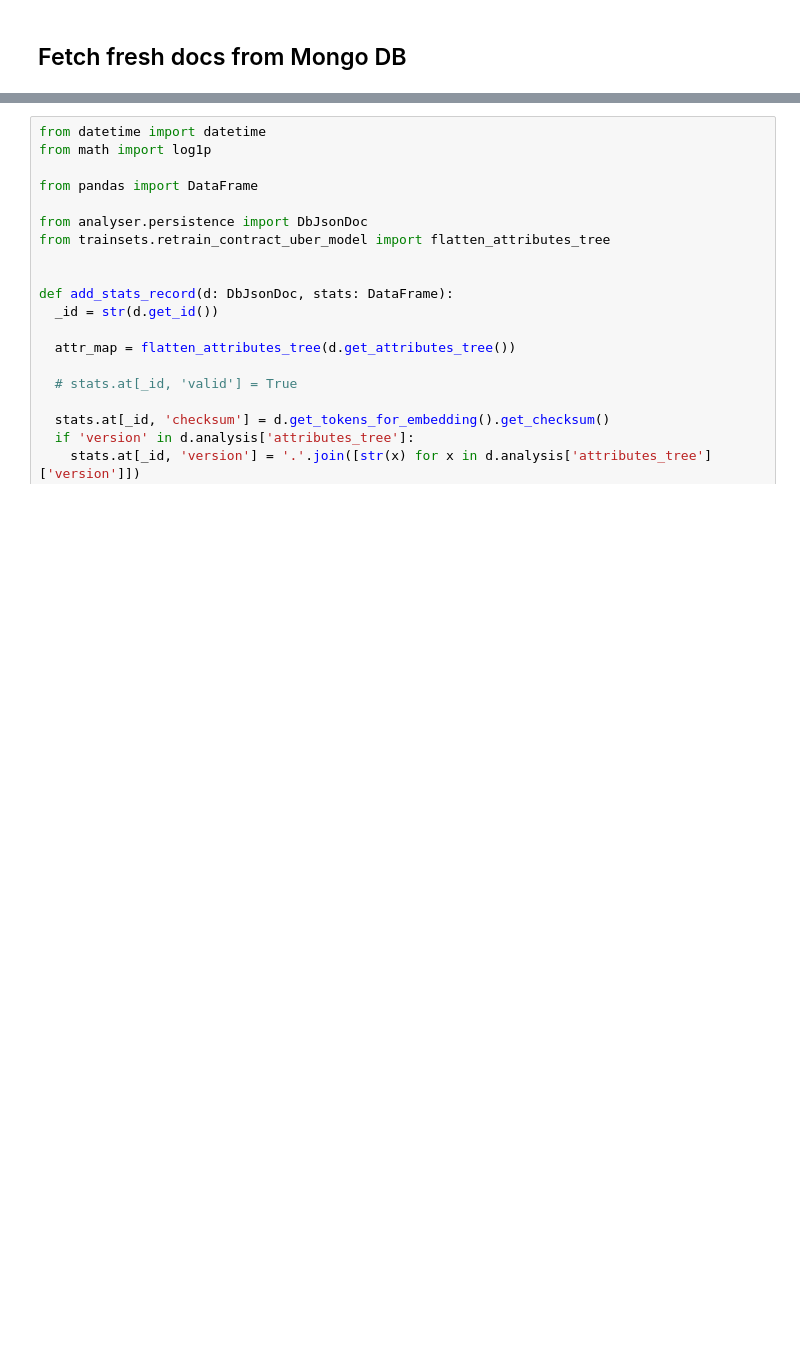
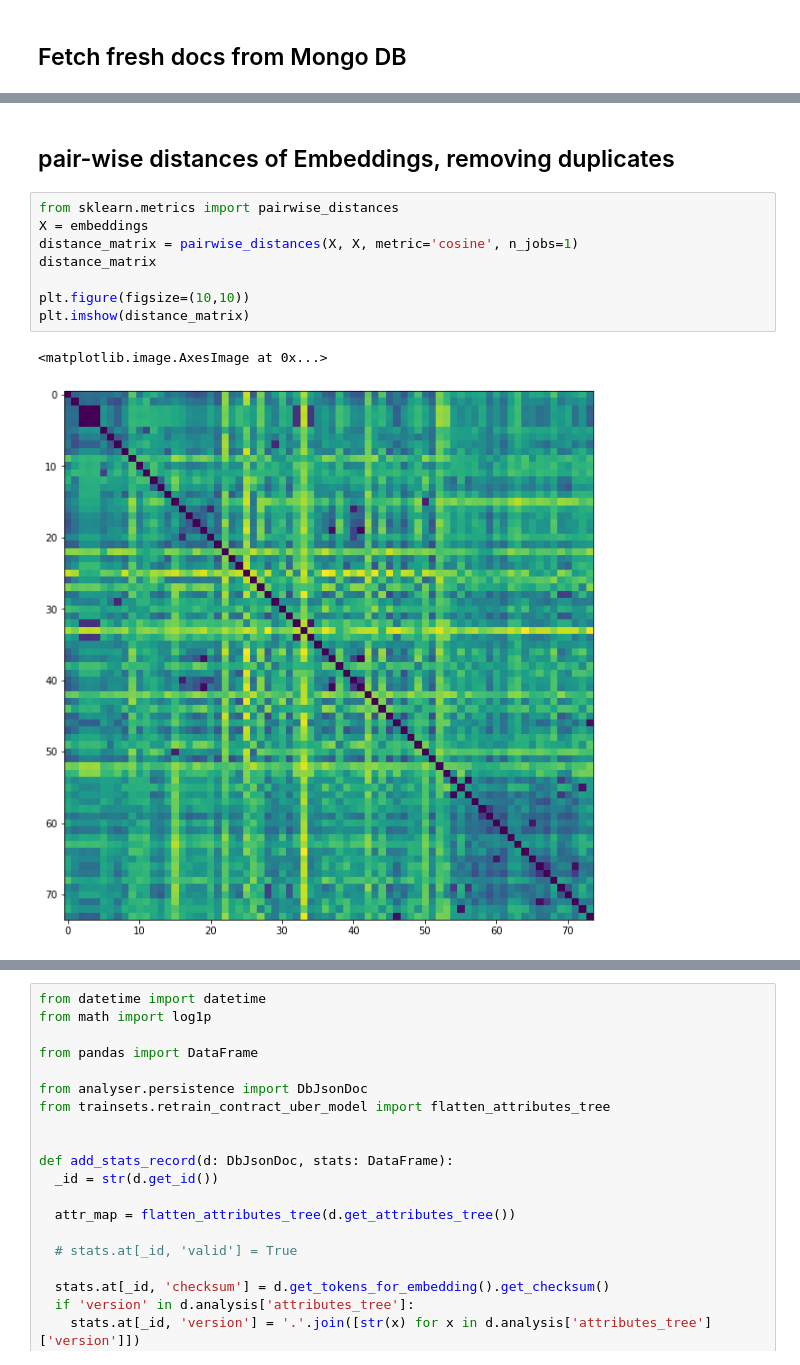
Before and after one commit to LitJane/analyser, a Jupyter notebook: trainsets/export_trainset.ipynb, the cells around one changed output, grey strips where cells are left out. Cells and saved outputs as stored; diff of their text form; blank space fills up the shorter version.

```diff
--- a/trainsets/export_trainset.ipynb
+++ b/trainsets/export_trainset.ipynb
@@ -173,0 +353,13 @@ DB HOST IS: 192.168.10.36
+# %% [markdown]
+## pair-wise distances of Embeddings, removing duplicates
+# %%
+from sklearn.metrics import pairwise_distances
+X = embeddings
+distance_matrix = pairwise_distances(X, X, metric='cosine', n_jobs=1)
+distance_matrix
+
+plt.figure(figsize=(10,10))
+plt.imshow(distance_matrix)
+# %% [output]
+<matplotlib.image.AxesImage at 0x...>
+[figure, added]
```
Also changed, not shown: parts of 36 cells of this notebook.
